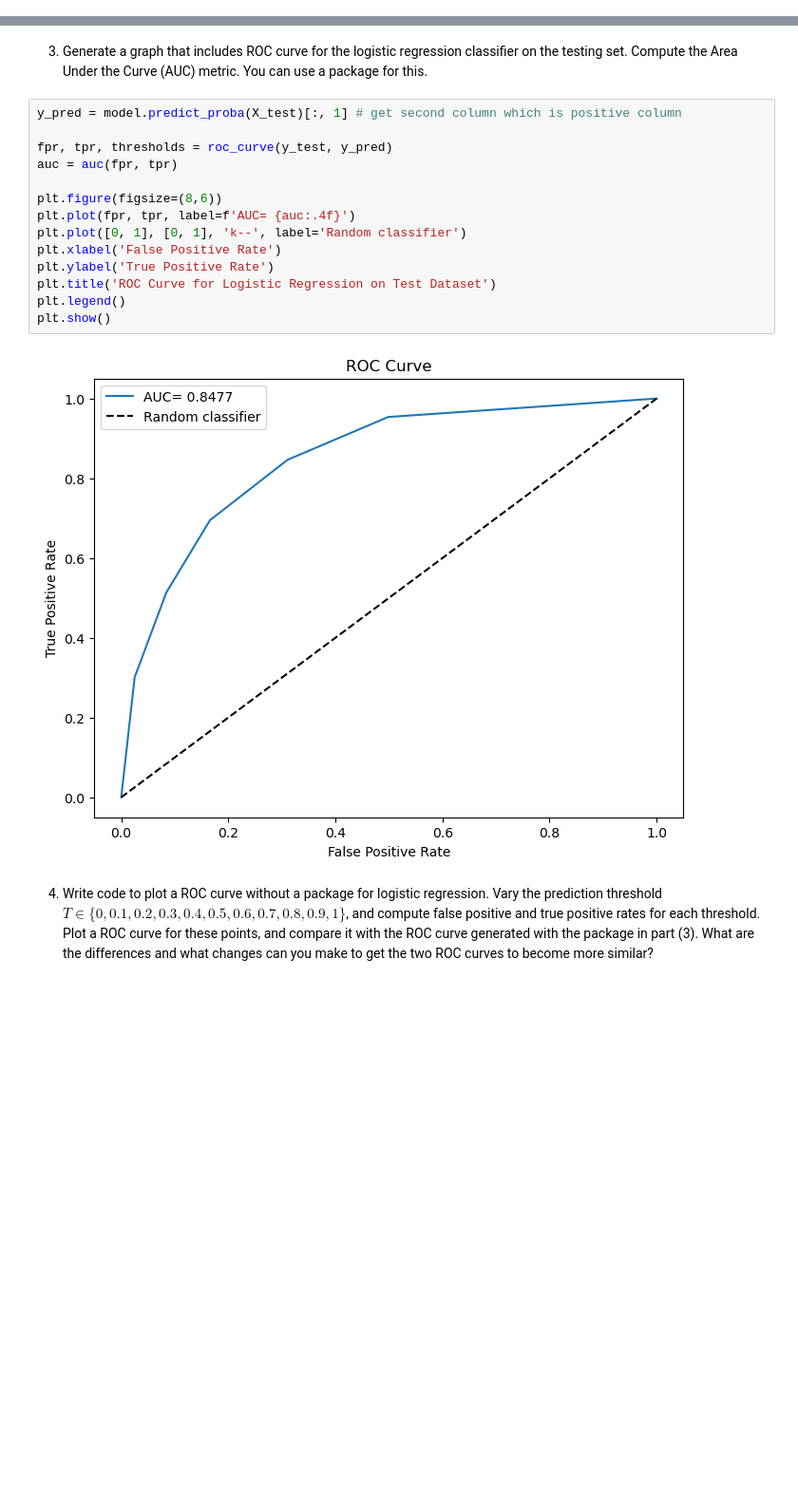
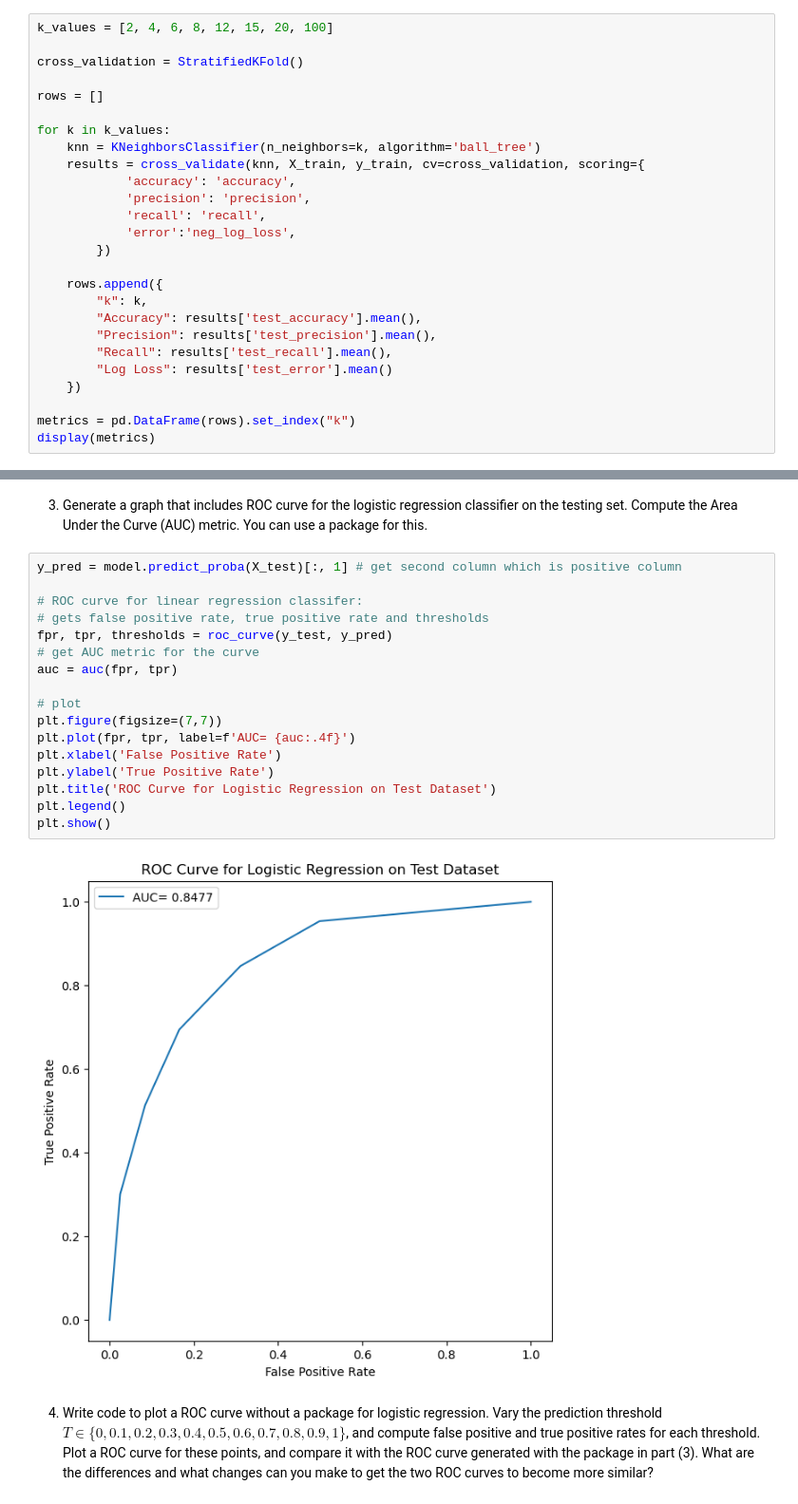
Before and after one commit to pponn/DS4400, a Jupyter notebook: HW3/problem3.ipynb, the cells around one changed output, grey strips where cells are left out. Shown at 95% size. Drawn from its saved outputs; the diff is of its cells as text; blank space fills up the shorter version.

```diff
--- a/HW3/problem3.ipynb
+++ b/HW3/problem3.ipynb
@@ -63,3 +64,29 @@ knn.fit(X_train, y_train)
 y_pred_knn = knn.predict(np.ascontiguousarray(X_test))
 # %% [markdown]
 1. Use cross-validation to select the $k$ hyper-parameter for kNN. Show the accuracy, error, precision, and recall metrics on the validation dataset for multiple values of $k$. Select the value of $k$ that minimizes the average cross validation error.
+# %%
+k_values = [2, 4, 6, 8, 12, 15, 20, 100]
+
+cross_validation = StratifiedKFold()
+
+rows = []
+
+for k in k_values:
+    knn = KNeighborsClassifier(n_neighbors=k, algorithm='ball_tree')
+    results = cross_validate(knn, X_train, y_train, cv=cross_validation, scoring={
+            'accuracy': 'accuracy',
+            'precision': 'precision',
+            'recall': 'recall',
+            'error':'neg_log_loss',
+        })
+
+    rows.append({
+        "k": k,
+        "Accuracy": results['test_accuracy'].mean(),
+        "Precision": results['test_precision'].mean(),
+        "Recall": results['test_recall'].mean(),
+        "Log Loss": results['test_error'].mean()
+    })
+
+metrics = pd.DataFrame(rows).set_index("k")
+display(metrics)
@@ -112,18 +150,21 @@ kNN:
 # %%
 y_pred = model.predict_proba(X_test)[:, 1] # get second column which is positive column
 
+# ROC curve for linear regression classifer:
+# gets false positive rate, true positive rate and thresholds
 fpr, tpr, thresholds = roc_curve(y_test, y_pred)
+# get AUC metric for the curve
 auc = auc(fpr, tpr)
 
-plt.figure(figsize=(8,6))
+# plot
+plt.figure(figsize=(7,7))
 plt.plot(fpr, tpr, label=f'AUC= {auc:.4f}')
-plt.plot([0, 1], [0, 1], 'k--', label='Random classifier')
 plt.xlabel('False Positive Rate')
 plt.ylabel('True Positive Rate')
 plt.title('ROC Curve for Logistic Regression on Test Dataset')
 plt.legend()
 plt.show()
 # %% [output]
-[figure, old version]
+[figure, new version]
 # %% [markdown]
 4. Write code to plot a ROC curve without a package for logistic regression. Vary the prediction threshold $T \in \{0,0.1,0.2,0.3,0.4,0.5,0.6,0.7,0.8,0.9,1\}$, and compute false positive and true positive rates for each threshold. Plot a ROC curve for these points, and compare it with the ROC curve generated with the package in part (3). What are the differences and what changes can you make to get the two ROC curves to become more similar?
```
Also changed, not shown: parts of 2 cells of this notebook.
